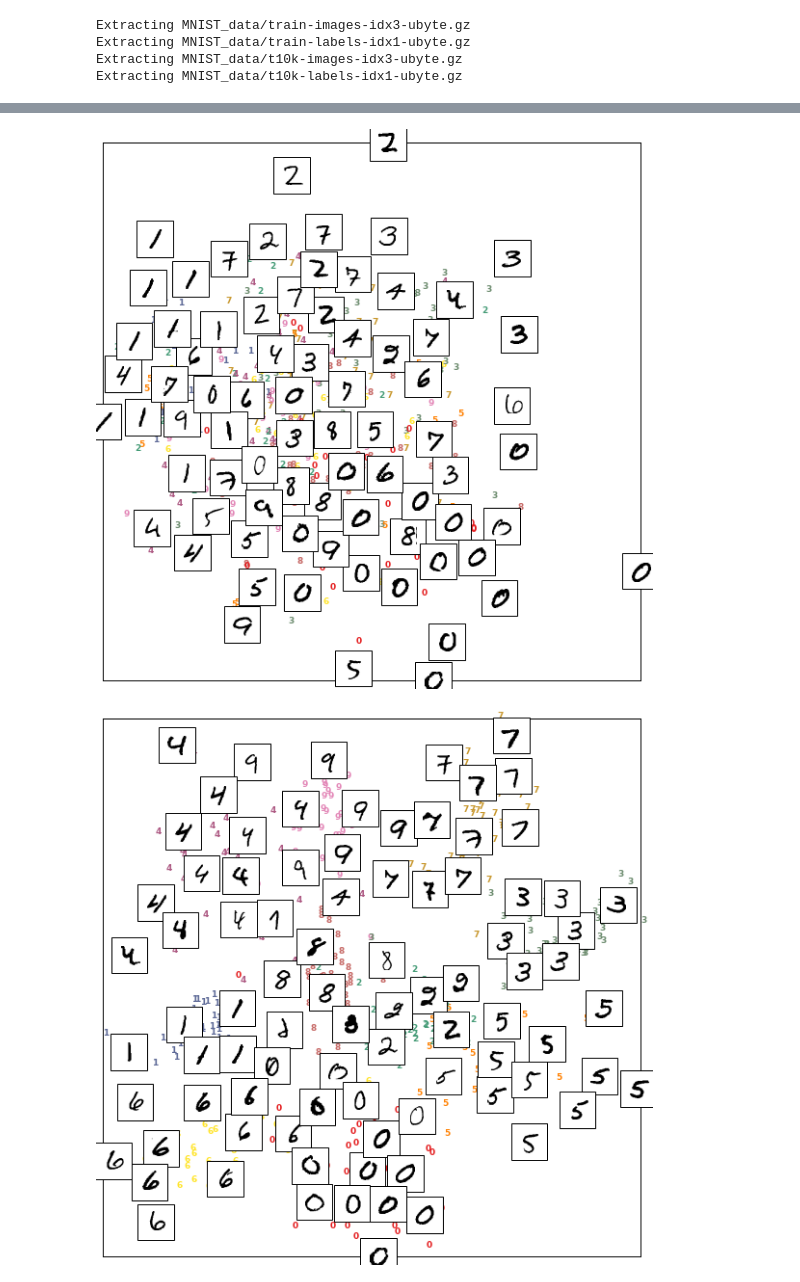
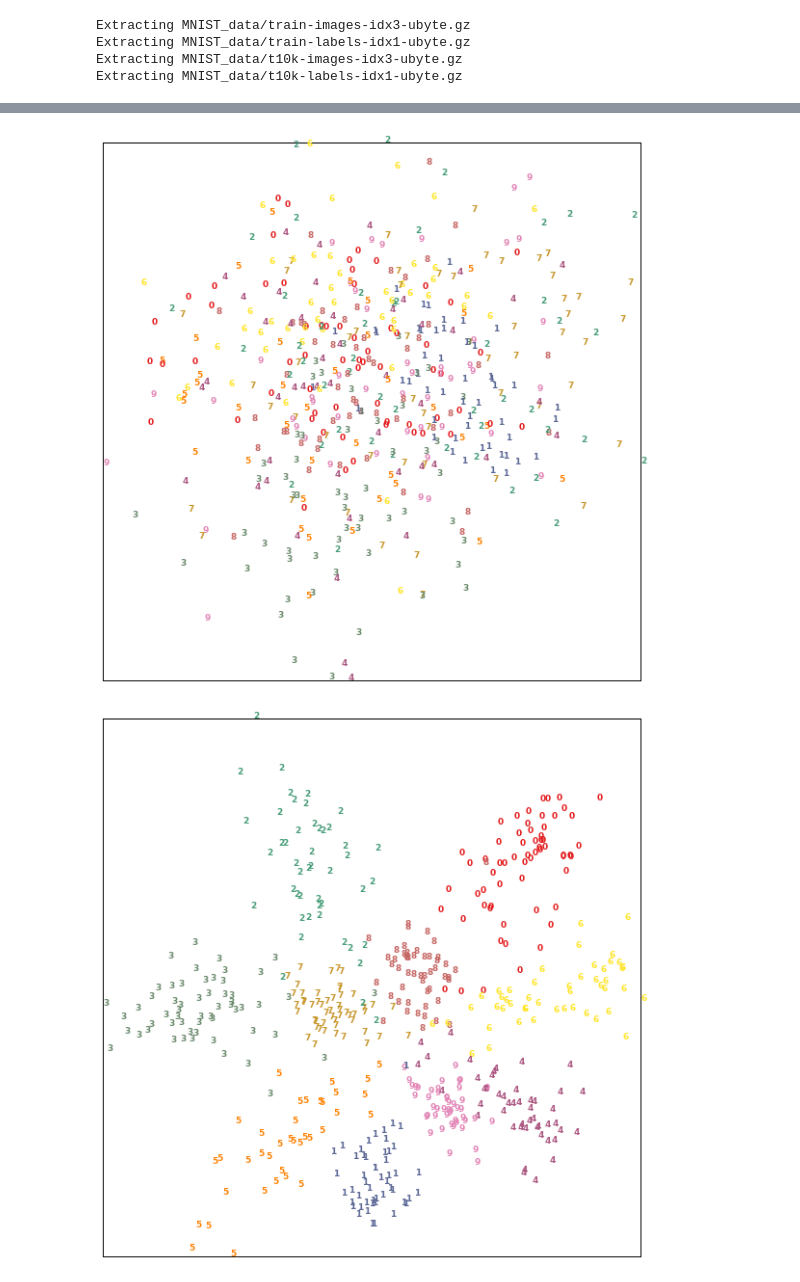
Before and after one commit to pumpikano/tf-magnet-loss, a Jupyter notebook: mnist-magnet-loss.ipynb, the cells around one changed output, grey strips where cells are left out. Drawn from its saved outputs; the diff is of its cells as text; code cells hidden in the pictures.

```diff
--- a/mnist-magnet-loss.ipynb
+++ b/mnist-magnet-loss.ipynb
@@ -292,14 +151,14 @@ Refreshing clusters
 # %%
-num_plot = 500
-imgs = mnist.train.images[:num_plot]
-imgs = np.reshape(imgs, [num_plot, 28, 28])
-plot_embedding(initial_reps[:num_plot], mnist.train.labels[:num_plot], imgs)
+n_plot = 500
+imgs = mnist.train.images[:n_plot]
+imgs = np.reshape(imgs, [n_plot, 28, 28])
+plot_embedding(initial_reps[:n_plot], mnist.train.labels[:n_plot])
 # %% [output]
-[figure, old version]
+[figure, new version]
 # %%
-num_plot = 500
-imgs = mnist.train.images[:num_plot]
-imgs = np.reshape(imgs, [num_plot, 28, 28])
-plot_embedding(final_reps[:num_plot], mnist.train.labels[:num_plot], imgs)
+n_plot = 500
+imgs = mnist.train.images[:n_plot]
+imgs = np.reshape(imgs, [n_plot, 28, 28])
+plot_embedding(final_reps[:n_plot], mnist.train.labels[:n_plot])
 # %% [output]
-[figure, old version]
+[figure, new version]
```
Also changed, not shown: parts of 3 cells of this notebook, 4 other files.
